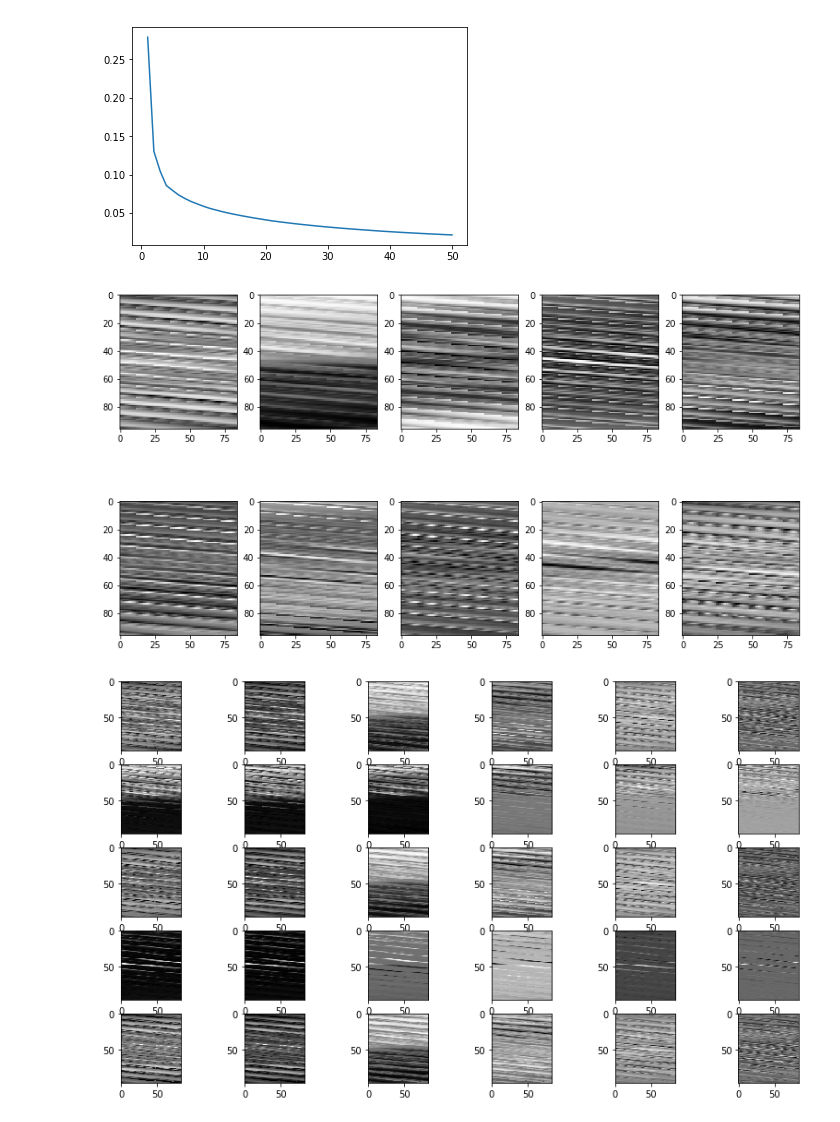
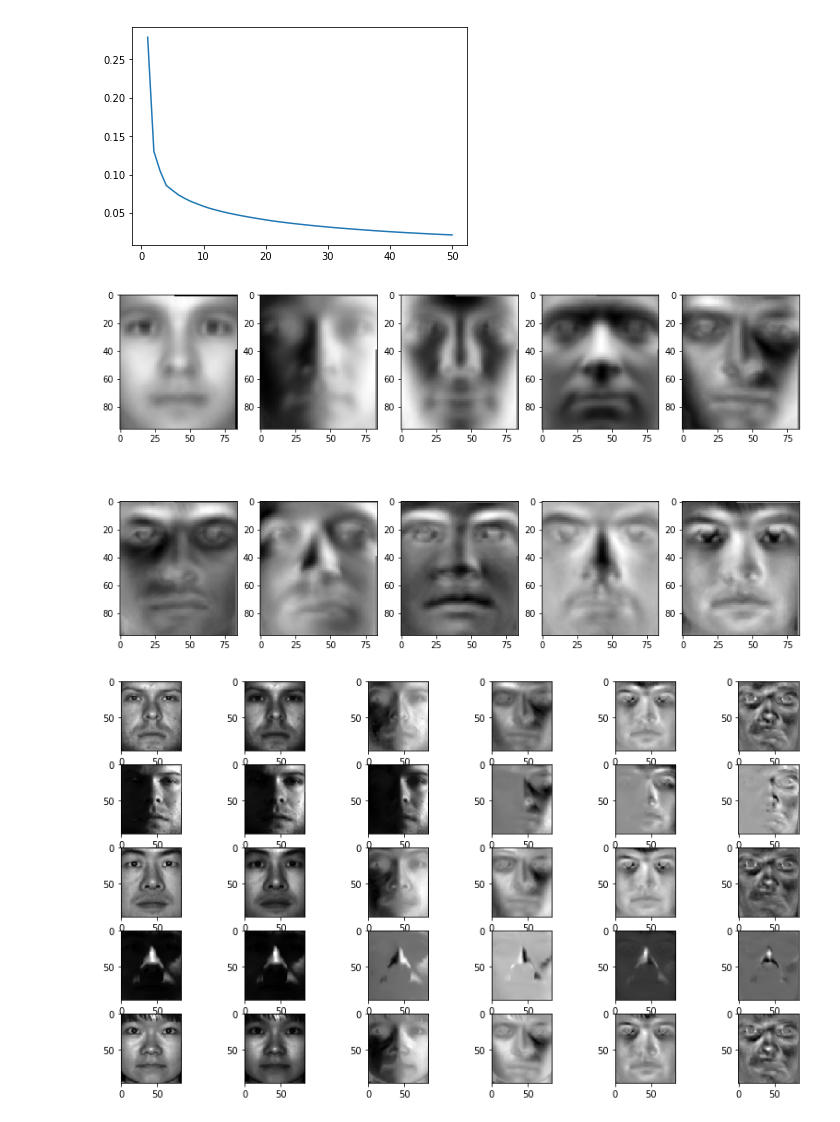
Before and after one commit to januaryshen/cse547_hw, a Jupyter notebook: hw2_code/HW2_P1bc.ipynb, the cells around one changed output. Drawn from its saved outputs; the diff is of its cells as text; code cells hidden in the pictures.

```diff
--- a/hw2_code/HW2_P1bc.ipynb
+++ b/hw2_code/HW2_P1bc.ipynb
@@ -74,17 +75,18 @@ plt.show()
 # %%
 #P1c-1
 
 columns = 5
 rows = 2
 fig=plt.figure(figsize=(14, 8))
 
 for i in range(1,10 + 1):
-    img = v[:,i-1].astype(np.float).reshape(96,84)
+    img = v[:,i-1].astype(np.float).reshape(84,96)
+    img = ndimage.rotate(img, 270)
     fig.add_subplot(rows, columns, i)
     plt.imshow(img, cmap = 'gray')
 plt.show()
 # %% [output]
-[figure, old version]
+[figure, new version]
 # %%
 # P1c-2
 # 1: stripe pattern
@@ -108,12 +110,14 @@ rows = 5
 counter = 1
 for i in target_image:
     # to arrange the original graph
-    img = data[i-1].astype(np.float).reshape(96,84)
+    img = data[i-1].astype(np.float).reshape(84,96)
+    img = ndimage.rotate(img, 270)
     fig.add_subplot(rows, columns, counter)
     counter += 1
     plt.imshow(img, cmap = 'gray')
     for j in k_list:
-        img = np.multiply(data[i-1],(v[:,j-1].T)).astype(np.float).T.reshape(96,84)  # I just feel adding .T here works better
+        img = np.multiply(data[i-1],(v[:,j-1].T)).astype(np.float).reshape(84,96)
+        img = ndimage.rotate(img, 270)
         fig.add_subplot(rows, columns, counter)
         counter += 1
         plt.imshow(img, cmap = 'gray')
@@ -124,6 +128,6 @@ plt.show()
 # plt.imshow(img, cmap = 'gray')
 # plt.show()
 # %% [output]
-[figure, old version]
+[figure, new version]
 # %%
 # check how data[0] looks like
```
Also changed, not shown: parts of 4 cells of this notebook, 1 other file.
